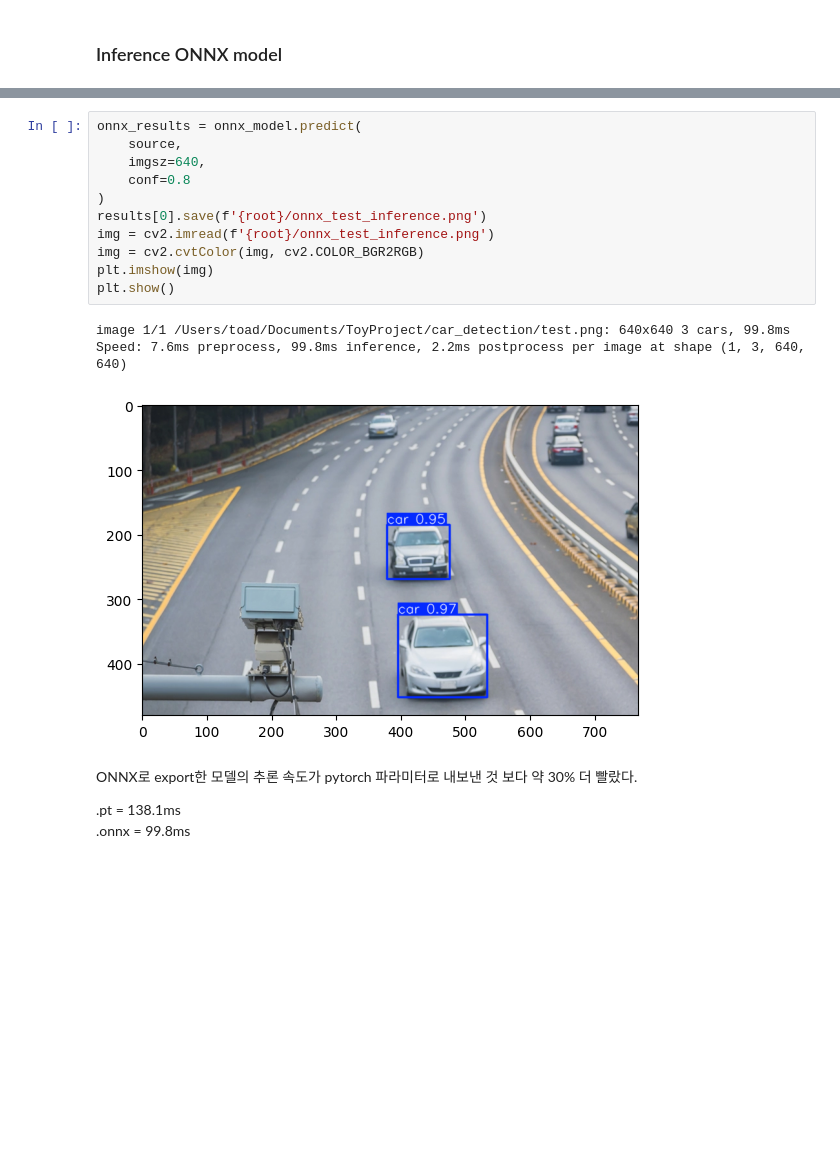
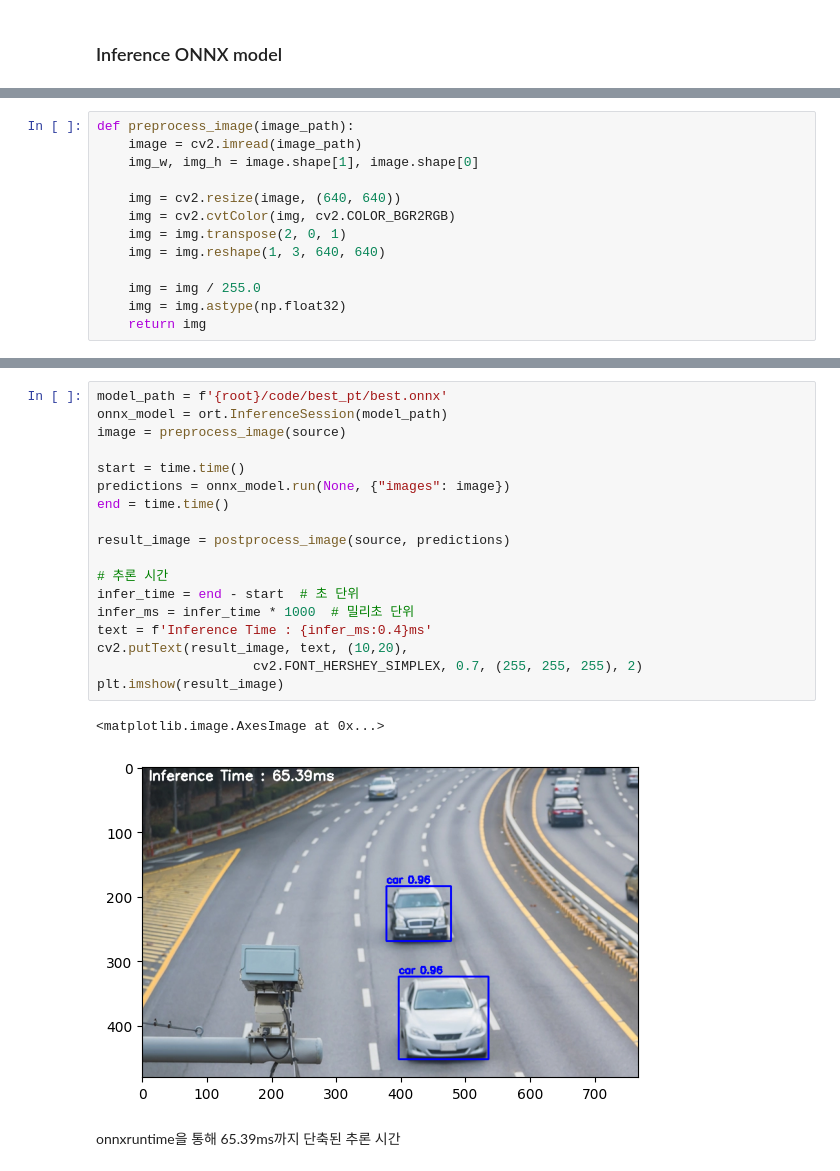
Before and after one commit to LEEINSEO-0118/car_detection, a Jupyter notebook: code/modeling.ipynb, the cells around one changed output, grey strips where cells are left out. Drawn from its saved outputs; the diff is of its cells as text; blank space fills up the shorter version.

Commit message:
feat : Edit onnx export
exprot with simplify and nms
and test with onnxruntime

```diff
--- a/code/modeling.ipynb
+++ b/code/modeling.ipynb
@@ -148,0 +176,13 @@ plt.show()
+# %%
+def preprocess_image(image_path):
+    image = cv2.imread(image_path)
+    img_w, img_h = image.shape[1], image.shape[0]
+
+    img = cv2.resize(image, (640, 640))
+    img = cv2.cvtColor(img, cv2.COLOR_BGR2RGB)
+    img = img.transpose(2, 0, 1)
+    img = img.reshape(1, 3, 640, 640)
+
+    img = img / 255.0
+    img = img.astype(np.float32)
+    return img
@@ -149,20 +232,23 @@ plt.show()
 # %%
-onnx_results = onnx_model.predict(
-    source,
-    imgsz=640,
-    conf=0.8
-)
-results[0].save(f'{root}/onnx_test_inference.png')
-img = cv2.imread(f'{root}/onnx_test_inference.png')
-img = cv2.cvtColor(img, cv2.COLOR_BGR2RGB)
-plt.imshow(img)
-plt.show()
+model_path = f'{root}/code/best_pt/best.onnx'
+onnx_model = ort.InferenceSession(model_path)
+image = preprocess_image(source)
+
+start = time.time()
+predictions = onnx_model.run(None, {"images": image})
+end = time.time()
+
+result_image = postprocess_image(source, predictions)
+
+# 추론 시간
+infer_time = end - start  # 초 단위
+infer_ms = infer_time * 1000  # 밀리초 단위
+text = f'Inference Time : {infer_ms:0.4}ms'
+cv2.putText(result_image, text, (10,20),
+                    cv2.FONT_HERSHEY_SIMPLEX, 0.7, (255, 255, 255), 2)
+plt.imshow(result_image)
 # %% [output]
-image 1/1 /Users/toad/Documents/ToyProject/car_detection/test.png: 640x640 3 cars, 99.8ms
-Speed: 7.6ms preprocess, 99.8ms inference, 2.2ms postprocess per image at shape (1, 3, 640, 640)
+<matplotlib.image.AxesImage at 0x...>
-[figure, old version]
+[figure, new version]
-# %% [markdown]
-ONNX로 export한 모델의 추론 속도가 pytorch 파라미터로 내보낸 것 보다 약 30% 더 빨랐다.
-
-.pt = 138.1ms
-.onnx = 99.8ms
+# %% [markdown]
+onnxruntime을 통해 65.39ms까지 단축된 추론 시간
```
Also changed, not shown: parts of 12 cells of this notebook, 2 other files.
